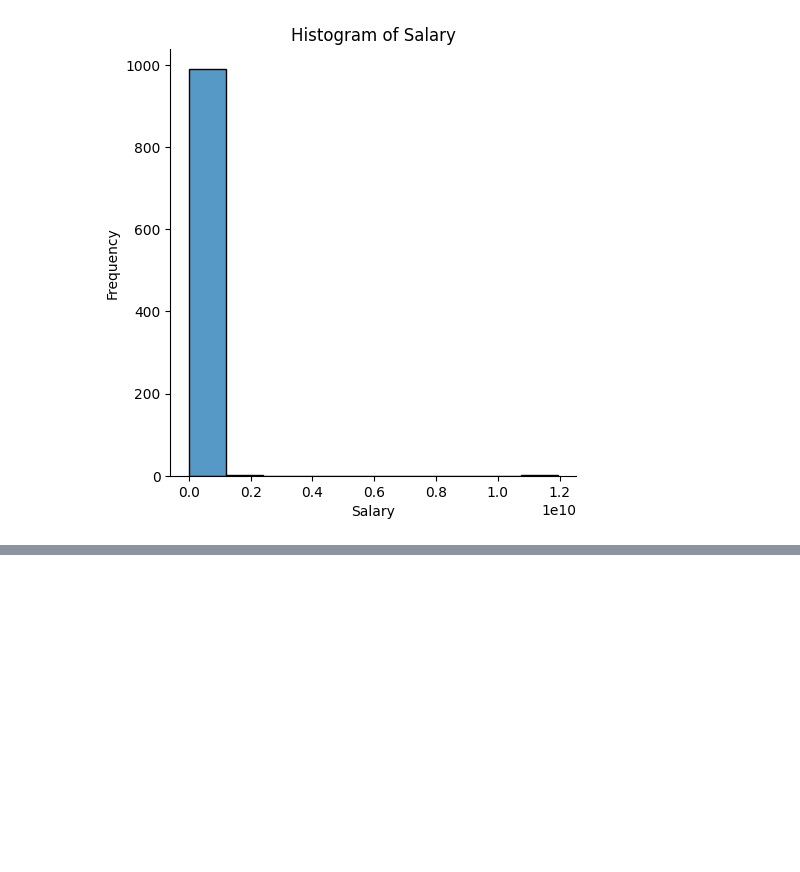
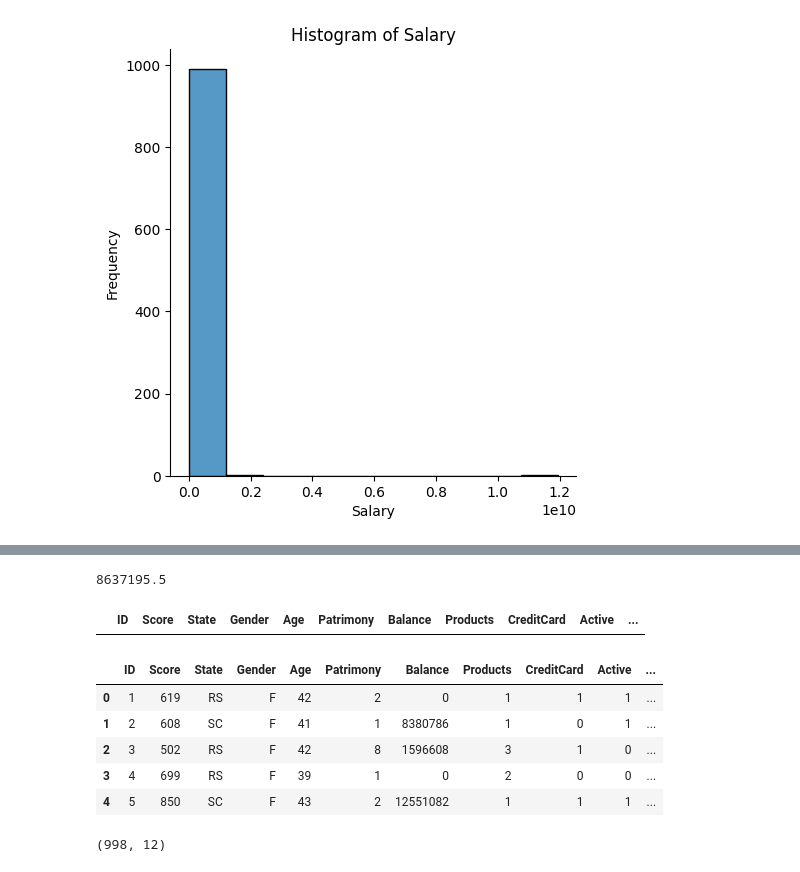
Before and after one commit to ArnaldSouza/Data-Science, a Jupyter notebook: 2. Data Cleaning and Processing (Python)/CleaningAndProcessing.ipynb, the cells around one changed output, grey strips where cells are left out. Saved outputs shown, nothing was run; the diff lists cells and outputs as text; code cells hidden in the pictures; blank space fills up the shorter version.

```diff
--- a/2. Data Cleaning and Processing (Python)/CleaningAndProcessing.ipynb
+++ b/2. Data Cleaning and Processing (Python)/CleaningAndProcessing.ipynb
@@ -158,0 +301,6 @@ plt.show()
+# %%
+#assign RS (mode)
+dataset.loc[dataset['State'].isin(['RP', 'SP','TD']), 'State'] = 'RS'
+#check the result
+grouped = dataset.groupby(['State']).size()
+grouped
@@ -158,0 +313,4 @@ plt.show()
+# %%
+#outliers in salary
+sdev = sts.stdev(dataset["Salary"])
+sdev
@@ -158,0 +329,25 @@ plt.show()
+# %%
+#update this values to the median
+median = sts.median(dataset['Salary'])
+median
+# %% [output]
+8637195.5
+# %%
+dataset.loc[dataset['Salary'] >= 2*sdev, 'Salary'] = median
+#checking if any meet the criteria
+dataset.loc[dataset['Salary'] >= 2 * sdev]
+# %% [output]
+|  | ID | Score | State | Gender | Age | Patrimony | Balance | Products | CreditCard | Active | ... |
+# %%
+dataset.head()
+# %% [output]
+|  | ID | Score | State | Gender | Age | Patrimony | Balance | Products | CreditCard | Active | ... |
+| 0 | 1 | 619 | RS | F | 42 | 2 | 0 | 1 | 1 | 1 | ... |
+| 1 | 2 | 608 | SC | F | 41 | 1 | 8380786 | 1 | 0 | 1 | ... |
+| 2 | 3 | 502 | RS | F | 42 | 8 | 1596608 | 3 | 1 | 0 | ... |
+| 3 | 4 | 699 | RS | F | 39 | 1 | 0 | 2 | 0 | 0 | ... |
+| 4 | 5 | 850 | SC | F | 43 | 2 | 12551082 | 1 | 1 | 1 | ... |
+# %%
+dataset.shape
+# %% [output]
+(998, 12)
```
Also changed, not shown: parts of 19 cells of this notebook.
